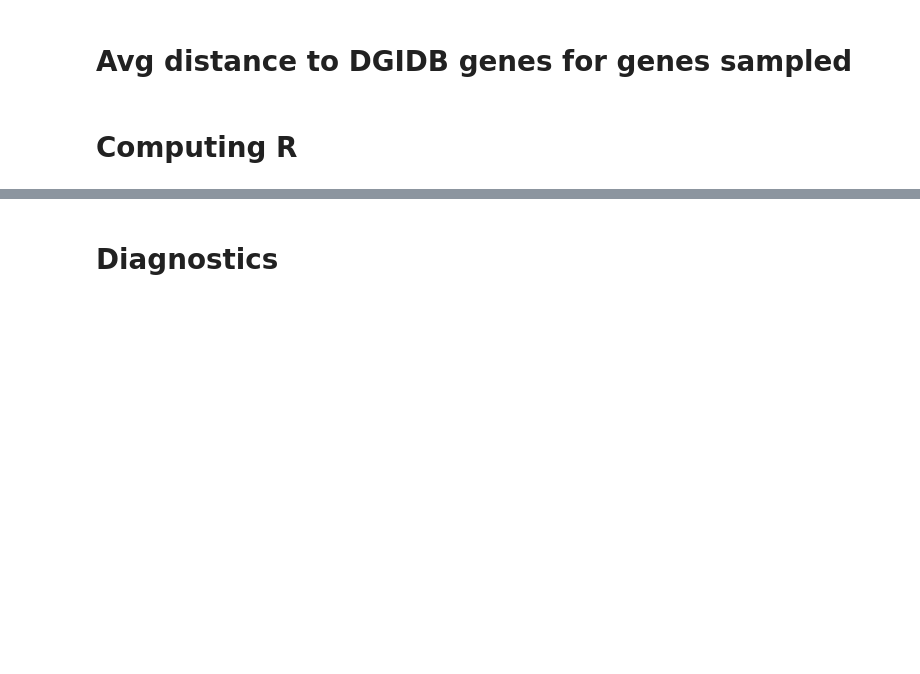
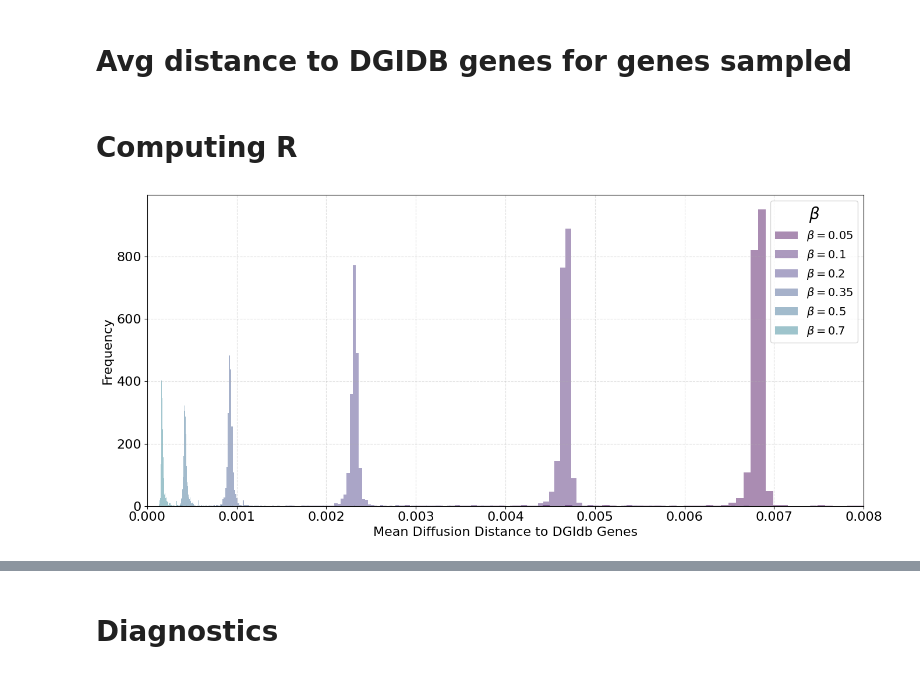
Before and after one commit to Monomanae/DDBC-hypergraph, a Jupyter notebook: Methods/DDBC/beta_sensitivity_test.ipynb, the cells around one changed output, grey strips where cells are left out. Cells and saved outputs as stored; diff of their text form; code cells hidden in the pictures; blank space fills up the shorter version.

```diff
--- a/Methods/DDBC/beta_sensitivity_test.ipynb
+++ b/Methods/DDBC/beta_sensitivity_test.ipynb
@@ -582,12 +596,12 @@ OUTPUT_DIRECTORY = f"../output/{DISEASE}/"
 # %%
-# for beta in beta_list[1:]:
-#     D_beta = np.load(OUTPUT_DIRECTORY + f"/beta_testing/dist_matrix_{beta}.npy")
-#     D_beta_avg = D_beta.mean(axis=1)
-#     D_beta_dict[beta] = D_beta_avg
+for beta in beta_list[1:]:
+    D_beta = np.load(OUTPUT_DIRECTORY + f"/beta_testing/dist_matrix_{beta}.npy")
+    D_beta_avg = D_beta.mean(axis=1)
+    D_beta_dict[beta] = D_beta_avg
 
-#     positive_vals = np.concatenate([D_baseline_avg, D_beta_avg])
-#     eps = 1e-8 * np.median(positive_vals)
+    positive_vals = np.concatenate([D_baseline_avg, D_beta_avg])
+    eps = 1e-8 * np.median(positive_vals)
 
-#     R = np.log10((D_beta_avg + eps) / (D_baseline_avg + eps))
-#     R_matrix.append(R)
+    R = np.log10((D_beta_avg + eps) / (D_baseline_avg + eps))
+    R_matrix.append(R)
 # %%
@@ -607,26 +621,28 @@ OUTPUT_DIRECTORY = f"../output/{DISEASE}/"
 # %%
-# colors = plt.cm.viridis(np.linspace(0, 1, len(beta_list)))  # ADDED: one color per beta
+colors = plt.cm.viridis(np.linspace(0, 1, len(beta_list)))  # ADDED: one color per beta
 
-# plt.figure(figsize=(10, 6.5))
+plt.figure(figsize=(14, 6.5))
 
-# for i, beta in enumerate(beta_list[5:-2]):
-#     plt.hist(
-#         D_beta_dict[beta],      # MODIFIED: values for this beta
-#         bins=200,             # ADDED: histogram bin count
-#         color=colors[i],     # ADDED: unique color for this beta
-#         alpha=0.45,          # ADDED: transparency so overlaps are visible
-#         label=fr"$\beta={beta}$"
-#     )
+for i, beta in enumerate(beta_list[5:-2]):
+    plt.hist(
+        D_beta_dict[beta],      # MODIFIED: values for this beta
+        bins=200,             # ADDED: histogram bin count
+        color=colors[i],     # ADDED: unique color for this beta
+        alpha=0.45,          # ADDED: transparency so overlaps are visible
+        label=fr"$\beta={beta}$"
+    )
 
-# plt.xlabel("Mean Diffusion Distance to DGIdb Genes")  # MODIFIED: replace with your x-axis label
-# plt.ylabel("Frequency")  # MODIFIED: replace with your y-axis label
+plt.xlabel("Mean Diffusion Distance to DGIdb Genes")  # MODIFIED: replace with your x-axis label
+plt.ylabel("Frequency")  # MODIFIED: replace with your y-axis label
 
-# # cap x-axis to 0.01
-# plt.xlim(0, 0.008)
-# plt.legend(title=r"$\beta$")
-# plt.grid(True, linestyle="--", alpha=0.4)
-# plt.tight_layout()
-# plt.savefig(f"../../Graphs/{DISEASE}/diffusion_distance_distribution_comparison.pdf", dpi=300)
-# plt.show()
-# plt.close()
+# cap x-axis to 0.01
+plt.xlim(0, 0.008)
+plt.legend(title=r"$\beta$")
+plt.grid(True, linestyle="--", alpha=0.4)
+plt.tight_layout()
+plt.savefig(f"../../Graphs/{DISEASE}/diffusion_distance_distribution_comparison.pdf", dpi=300)
+plt.show()
+plt.close()
+# %% [output]
+[figure, added]
 # %%
```
Also changed, not shown: parts of 7 cells of this notebook, 6 other files.
